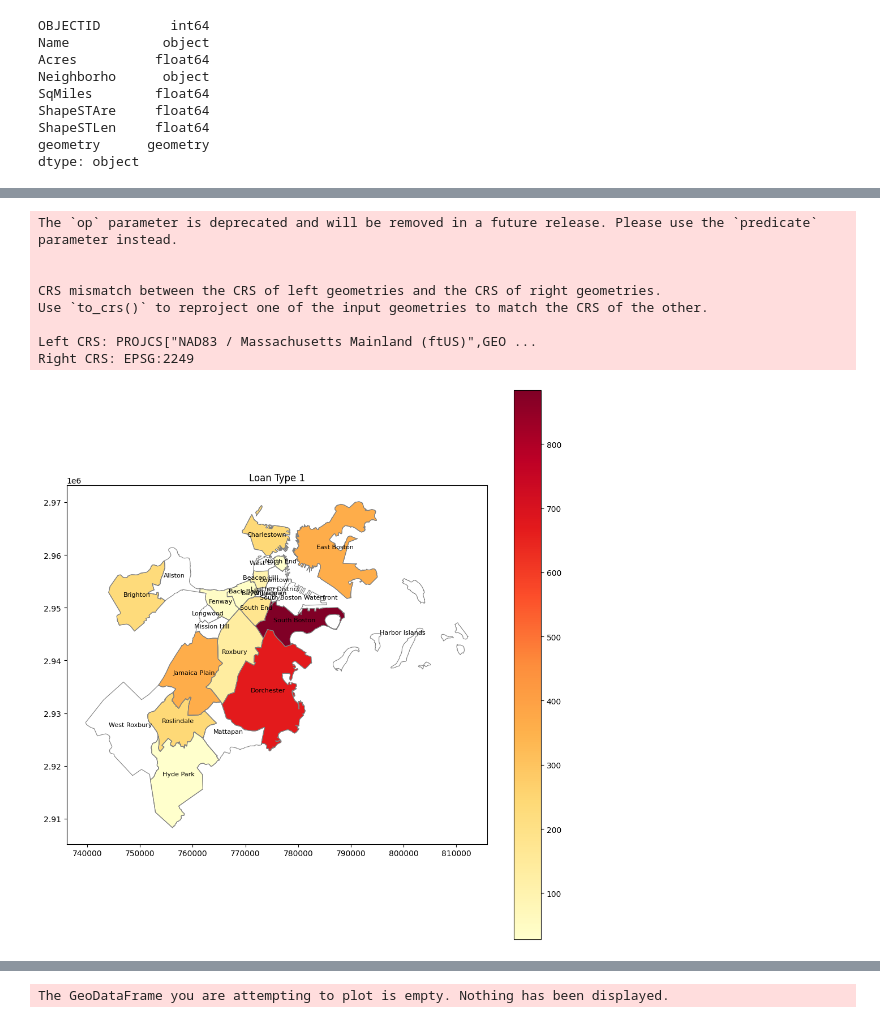
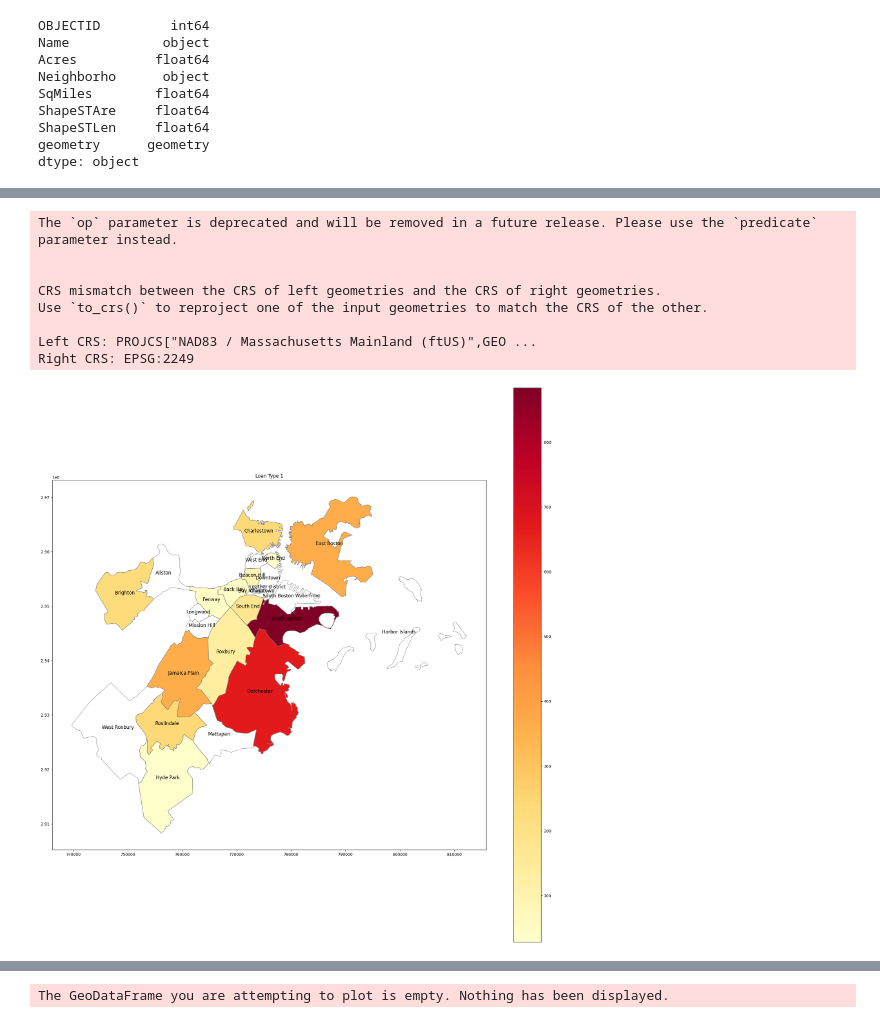
Before and after one commit to BU-Spark/ds-councilor-louijeune-fair-housing, a Jupyter notebook: spring23-team-1/scripts/neighborhood.ipynb, the cells around one changed output, grey strips where cells are left out. Saved outputs shown, nothing was run; the diff lists cells and outputs as text; code cells hidden in the pictures.

```diff
--- a/spring23-team-1/scripts/neighborhood.ipynb
+++ b/spring23-team-1/scripts/neighborhood.ipynb
@@ -284,7 +292,7 @@ import matplotlib.pyplot as plt
 
 def add_neighborhood_names(ax, gdf):
     for _, row in gdf.iterrows():
-        ax.text(row.geometry.centroid.x, row.geometry.centroid.y, row["Name"], fontsize=8, ha="center")
+        ax.text(row.geometry.centroid.x, row.geometry.centroid.y, row["Name"], fontsize=12, ha="center")
 
 # Load the shapefiles
 shapefile_path2 = "../data/census_tract_data/Census2020_Tracts.shp"
@@ -311,32 +319,32 @@ aggregated_data = spatial_join_data.groupby(["Name", "loan_type"]).agg({"count":
 tracts1_merged = tracts1.merge(aggregated_data, on="Name")
 
 # Separate the merged data into different geodataframes for each loan type
 loan_type_1 = tracts1_merged[tracts1_merged["loan_type"] == 1]
 loan_type_2 = tracts1_merged[tracts1_merged["loan_type"] == 2]
 loan_type_3 = tracts1_merged[tracts1_merged["loan_type"] == 3]
 loan_type_4 = tracts1_merged[tracts1_merged["loan_type"] == 4]
 
 # Plot the choropleth maps for each loan type
 def plot_loan_type(loan_type_data, title):
-    fig, ax = plt.subplots(figsize=(10, 10))
+    fig, ax = plt.subplots(figsize=(20, 20))
     tracts1.boundary.plot(ax=ax, edgecolor="grey", linewidth=0.8)
     loan_type_data.plot(column="count", cmap="YlOrRd", edgecolor="grey", linewidth=0.8, legend=True, ax=ax)
     add_neighborhood_names(ax, tracts1)
     ax.set_title(title)
     plt.tight_layout()
     plt.show()
 
 plot_loan_type(loan_type_1, "Loan Type 1")
 plot_loan_type(loan_type_2, "Loan Type 2")
 plot_loan_type(loan_type_3, "Loan Type 3")
 plot_loan_type(loan_type_4, "Loan Type 4")
 # %% [output]
 The `op` parameter is deprecated and will be removed in a future release. Please use the `predicate` parameter instead.
 
 
 CRS mismatch between the CRS of left geometries and the CRS of right geometries.
 Use `to_crs()` to reproject one of the input geometries to match the CRS of the other.
 
 Left CRS: PROJCS["NAD83 / Massachusetts Mainland (ftUS)",GEO ...
 Right CRS: EPSG:2249
-[figure, old version]
+[figure, new version]
```
Also changed, not shown: parts of 3 cells of this notebook, 1 other file.
